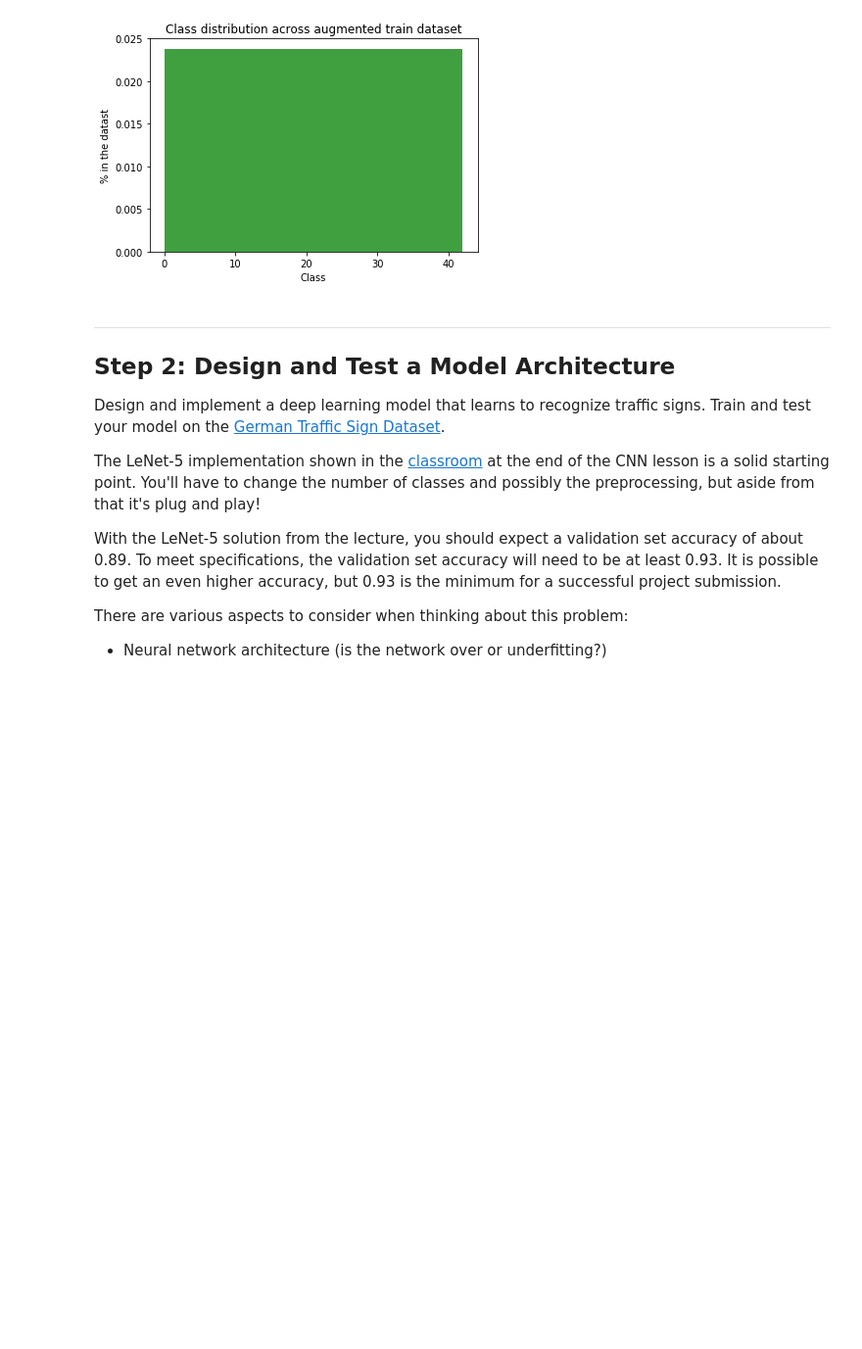
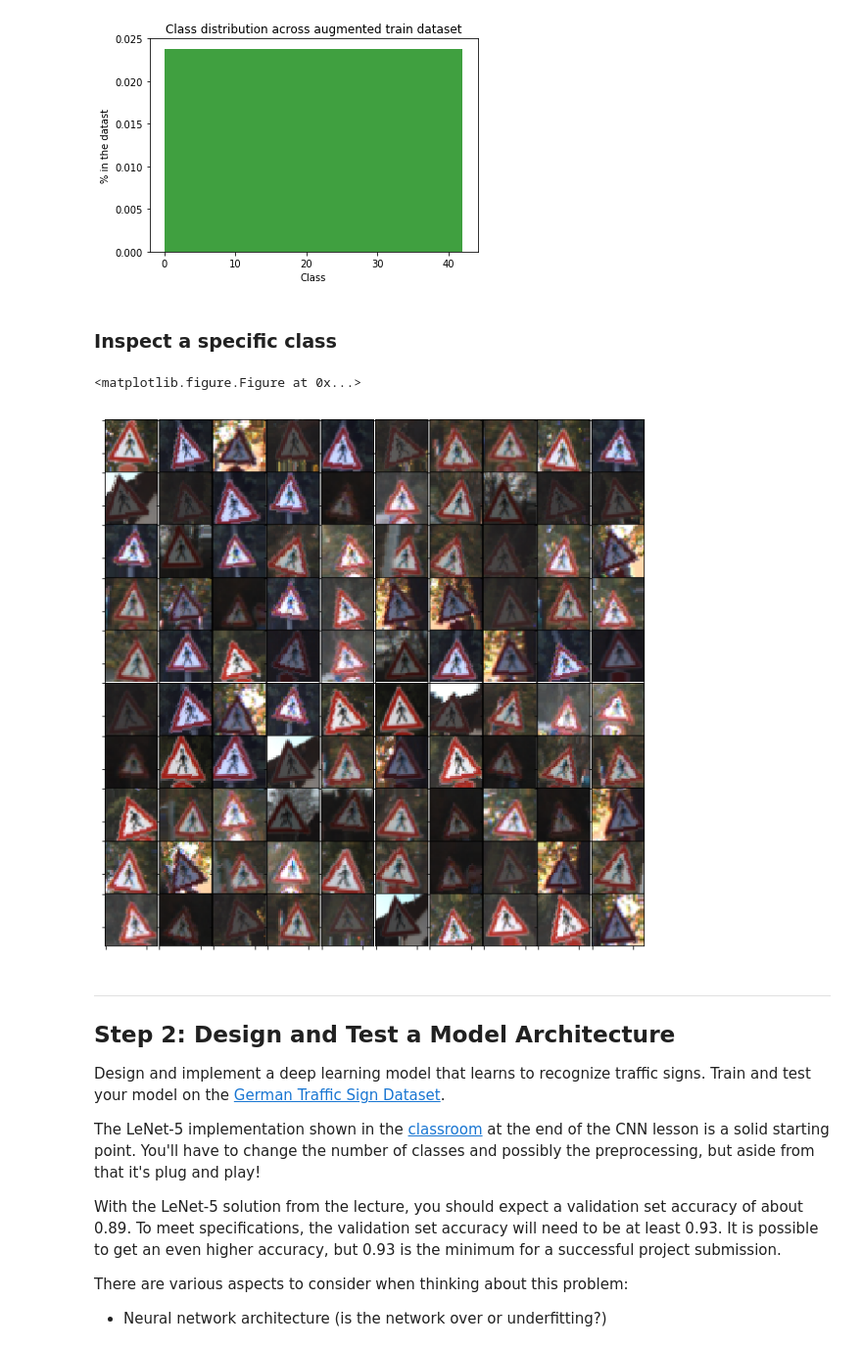
Before and after one commit to ymlai87416/CarND-Traffic-Sign-Classifier-Project, a Jupyter notebook: Traffic_Sign_Classifier.ipynb, the cells around one changed output. Shown at 98% size. Cells and saved outputs as stored; diff of their text form; code cells hidden in the pictures; blank space fills up the shorter version.

```diff
--- a/Traffic_Sign_Classifier.ipynb
+++ b/Traffic_Sign_Classifier.ipynb
@@ -253,6 +259,17 @@ plt.title('Class distribution across augmented train dataset')
 plt.show()
 # %% [output]
 [figure]
+# %% [markdown]
+### Inspect a specific class
+# %%
+X_train_i = X_train_augmented[y_train_augmented == 27]
+rand_indices = np.random.permutation(X_train_i.shape[0])
+sel = X_train_i[rand_indices[0:100], :]
+
+displayData(sel, 32, 32, 3)
+# %% [output]
+<matplotlib.figure.Figure at 0x...>
+[figure, added]
 # %% [markdown]
 ----
 
```
Also changed, not shown: parts of 43 cells of this notebook, 11 other files.
